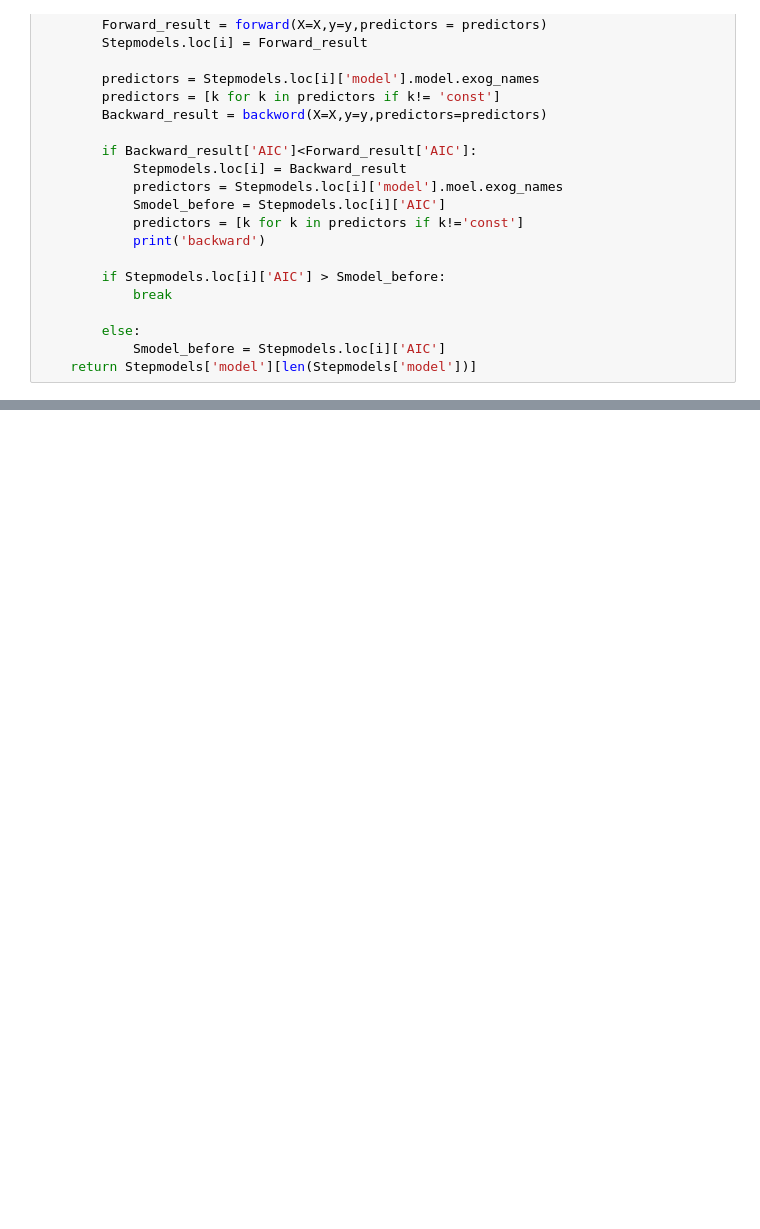
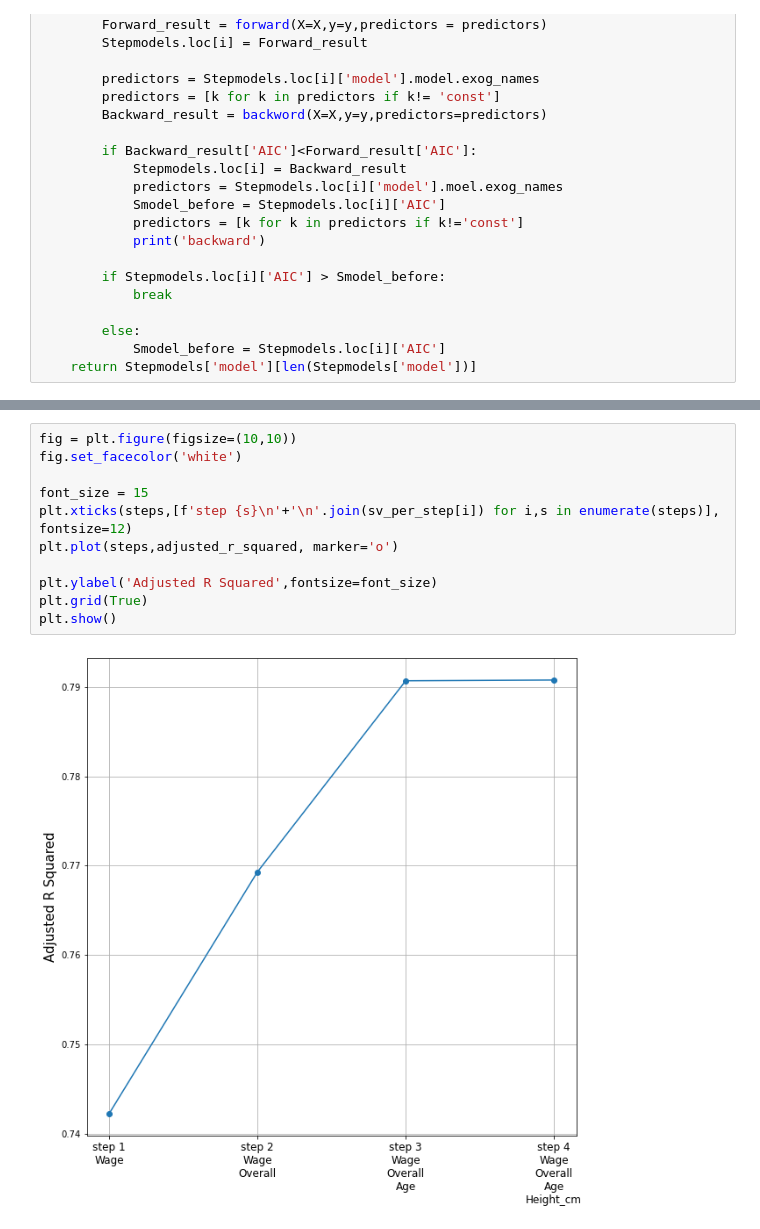
Before and after one commit to suhyehye/ADP-study, a Jupyter notebook: 모의고사/1회/2. 통계분석.ipynb, the cells around one changed output, grey strips where cells are left out. Cells and saved outputs as stored; diff of their text form; blank space fills up the shorter version.

```diff
--- a/모의고사/1회/2. 통계분석.ipynb
+++ b/모의고사/1회/2. 통계분석.ipynb
@@ -257,0 +361,13 @@ KeyError: "None of [Index(['const'], dtype='object')] are in the [columns]"
+# %%
+fig = plt.figure(figsize=(10,10))
+fig.set_facecolor('white')
+
+font_size = 15
+plt.xticks(steps,[f'step {s}\n'+'\n'.join(sv_per_step[i]) for i,s in enumerate(steps)], fontsize=12)
+plt.plot(steps,adjusted_r_squared, marker='o')
+
+plt.ylabel('Adjusted R Squared',fontsize=font_size)
+plt.grid(True)
+plt.show()
+# %% [output]
+[figure, added]
```
Also changed, not shown: parts of 9 cells of this notebook.
